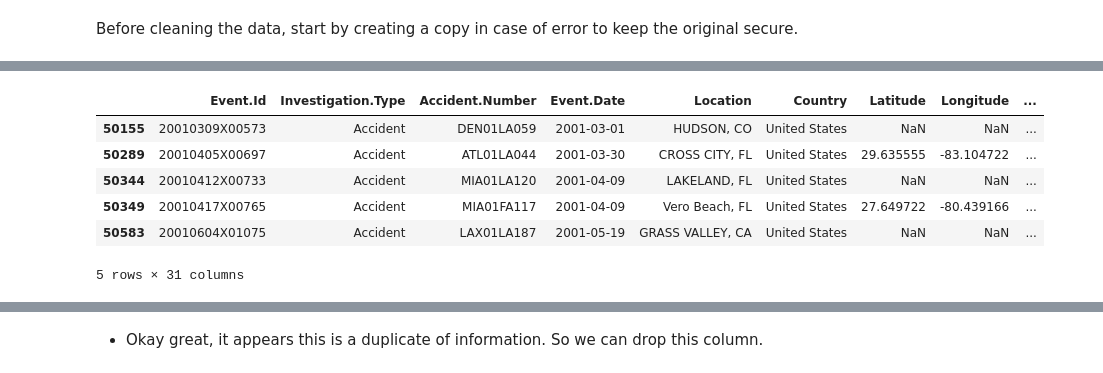
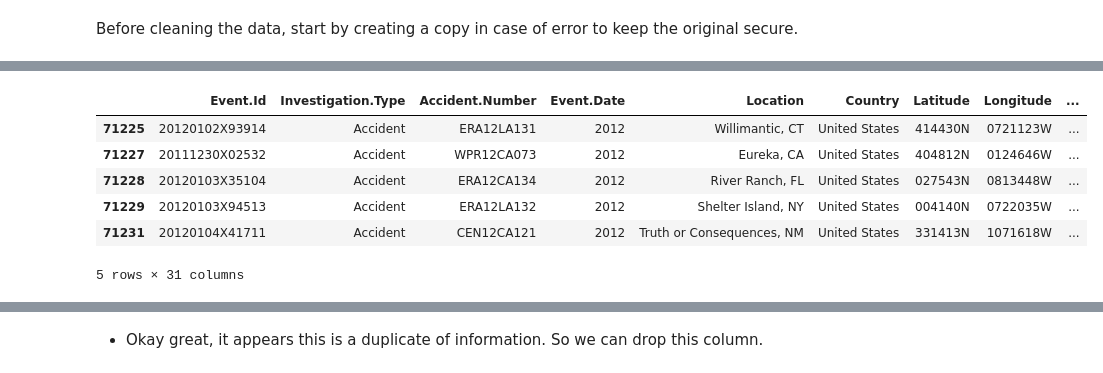
Before and after one commit to ginaguerin/Aviation-Saftey-Analysis, a Jupyter notebook: Index.ipynb, the cells around one changed output, grey strips where cells are left out. Cells and saved outputs as stored; diff of their text form; code cells hidden in the pictures.

```diff
--- a/Index.ipynb
+++ b/Index.ipynb
@@ -63,6 +63,6 @@ memory usage: 21.0+ MB
 # %% [markdown]
 Before cleaning the data, start by creating a copy in case of error to keep the original secure.
 # %%
-df.copy = df
+df_copy = df
 # %% [markdown]
 We'll start to filter the data by the first main components of our analysis.
@@ -74,15 +85,19 @@ We'll start to filter the data by the first main components of our analysis.
 # %%
-df.copy = df.copy[df.copy["Event.Date"] > "2000-1-1"]
-df.copy = df.copy.loc[df["Country"] == "United States"]
-df.copy = df.copy.loc[df.copy["Aircraft.Category"] == "Airplane"]
-df.copy = df.copy.loc[df.copy["Purpose.of.flight"] == "Personal"]
-df.copy = df.copy.loc[df.copy["Investigation.Type"] == "Accident"]
-df.copy.head()
+df_copy["Event.Date"] = pd.to_datetime(df_copy["Event.Date"]).dt.year
+df_copy["Event.Date"] = df_copy["Event.Date"].astype(int)
+
+df_copy = df_copy[df_copy["Event.Date"] >= 2012]
+df_copy = df_copy[df_copy["Country"] == "United States"]
+df_copy = df_copy[df_copy["Aircraft.Category"] == "Airplane"]
+df_copy = df_copy[df_copy["Purpose.of.flight"] == "Personal"]
+df_copy = df_copy[df_copy["Investigation.Type"] == "Accident"]
+
+df_copy.head()
 # %% [output]
 |  | Event.Id | Investigation.Type | Accident.Number | Event.Date | Location | Country | Latitude | Longitude | ... |
-| 50155 | 20010309X00573 | Accident | DEN01LA059 | 2001-03-01 | HUDSON, CO | United States | NaN | NaN | ... |
-| 50289 | 20010405X00697 | Accident | ATL01LA044 | 2001-03-30 | CROSS CITY, FL | United States | 29.635555 | -83.104722 | ... |
-| 50344 | 20010412X00733 | Accident | MIA01LA120 | 2001-04-09 | LAKELAND, FL | United States | NaN | NaN | ... |
-| 50349 | 20010417X00765 | Accident | MIA01FA117 | 2001-04-09 | Vero Beach, FL | United States | 27.649722 | -80.439166 | ... |
-| 50583 | 20010604X01075 | Accident | LAX01LA187 | 2001-05-19 | GRASS VALLEY, CA | United States | NaN | NaN | ... |
+| 71225 | 20120102X93914 | Accident | ERA12LA131 | 2012 | Willimantic, CT | United States | 414430N | 0721123W | ... |
+| 71227 | 20111230X02532 | Accident | WPR12CA073 | 2012 | Eureka, CA | United States | 404812N | 0124646W | ... |
+| 71228 | 20120103X35104 | Accident | ERA12CA134 | 2012 | River Ranch, FL | United States | 027543N | 0813448W | ... |
+| 71229 | 20120103X94513 | Accident | ERA12LA132 | 2012 | Shelter Island, NY | United States | 004140N | 0722035W | ... |
+| 71231 | 20120104X41711 | Accident | CEN12CA121 | 2012 | Truth or Consequences, NM | United States | 331413N | 1071618W | ... |
 5 rows × 31 columns
```
Also changed, not shown: parts of 29 cells of this notebook, 2 other files.
